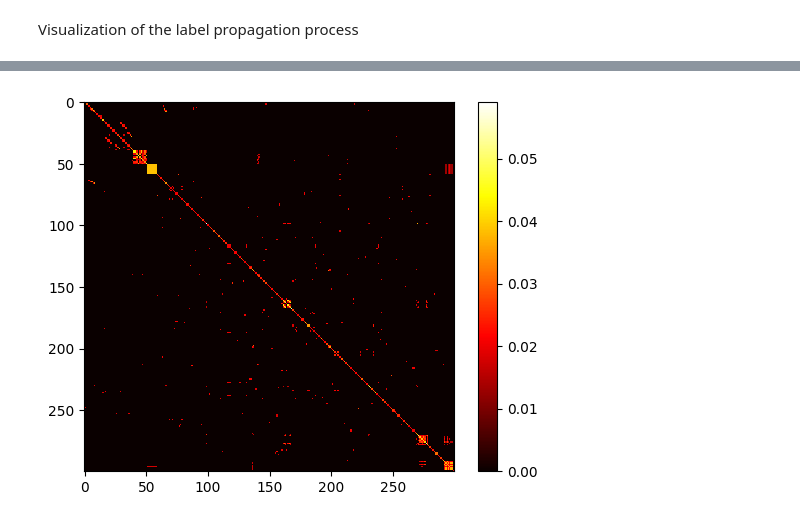
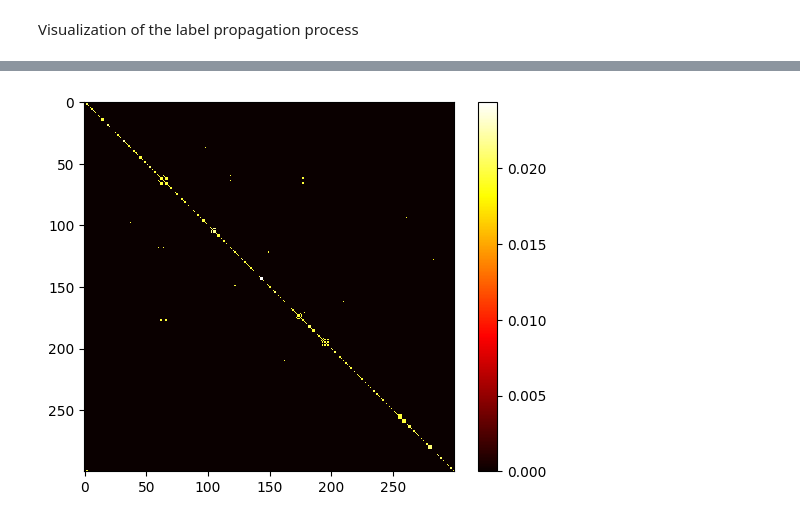
Before and after one commit to angelgldh/rsv_modelling_transfer_learning, a Jupyter notebook: p2_06_label_propagation.ipynb, the cells around one changed output, grey strips where cells are left out. Saved outputs shown, nothing was run; the diff lists cells and outputs as text; code cells hidden in the pictures.

```diff
--- a/p2_06_label_propagation.ipynb
+++ b/p2_06_label_propagation.ipynb
@@ -193,3 +493,44 @@ for i in tqdm.tqdm(range(n_total_samples)):
+# %%
+# 2.2. Initialize the transition matrix
+## Hyperparameters here: sigma
+## Transition matrix is taken as a sparse matrix, as distance is taken exclusivelly to the {n_neighbours} of closest neighbours
+transition_matrix = csr_matrix((n_total_samples, n_total_samples), dtype=np.float32)
+
+sigma = 20.5 # this value is selected after debugging of the model
+sigma_list =[]
+transition_matrix = transition_matrix.tolil() # brought to this format to ensure optimal computation
+
+# use of Parallel to optimize computation
+k = 20
+amplifying_factor = 30
+def process_sample(i):
+    k_nearest_distances = distances_tree[i][:k]
+    sigma_i = (np.mean(k_nearest_distances))*amplifying_factor # dinamically computing sigma
+    sigma_list.append(sigma_i)
+    weights = np.exp(-distances_tree[i]**2 / (2 * sigma_i ** 2))
+    weights /= np.sum(weights)
+    weights = weights**2
+    return i, indices_tree[i], weights
+
+with tqdm.tqdm(total=n_total_samples) as pbar:
+    def update(*args):
+        pbar.update()
+
+    result = Parallel(n_jobs=-1, backend='threading', verbose=0, pre_dispatch='all')(
+        delayed(process_sample)(i) for i in range(n_total_samples)
+    )
+
+    for i, ind, weights in result:
+        transition_matrix[i, ind] = weights
+        update()
+
+transition_matrix = transition_matrix.tocsr()
+
+# Replace NaNs with zeros
+def replace_nans_with_zeros(sparse_matrix):
+    nan_indices = np.isnan(sparse_matrix.data)
+    sparse_matrix.data[nan_indices] = 0.0
+replace_nans_with_zeros(transition_matrix)
 # %%
 # 2.3. Initialize Label Matrix
 label_to_int = {'Negative': 0, 'Positive': 1}
@@ -369,9 +709,9 @@ plt.show()
 # %%
-plt.imshow((transition_matrix[70:370, 70:370]).toarray(), cmap='hot', interpolation='nearest')
+plt.imshow((transition_matrix[170:470, 170:470]).toarray(), cmap='hot', interpolation='nearest')
 plt.colorbar()
 plt.show()
 # %% [output]
-[figure, old version]
+[figure, new version]
 # %%
 # Mock changes for demonstration. Replace with your actual 'changes' list.
 plt.figure(figsize=(10, 5))
```
Also changed, not shown: parts of 28 cells of this notebook.
